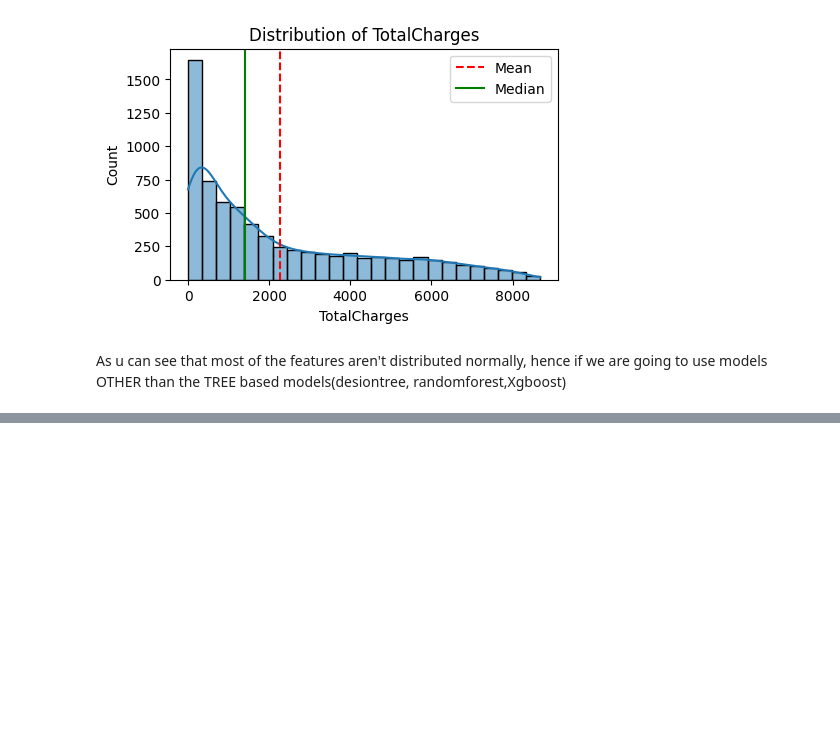
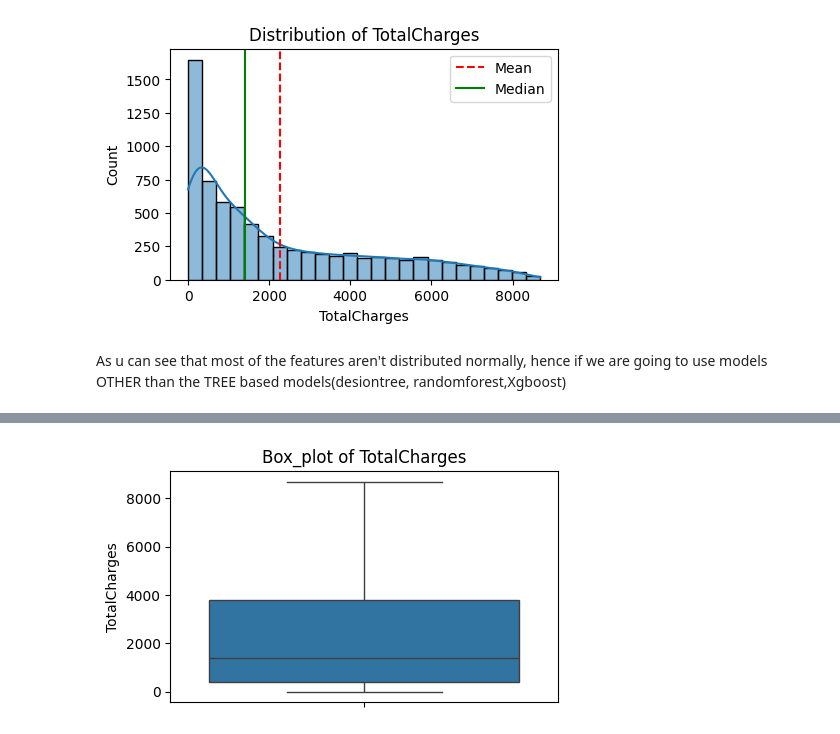
Before and after one commit to Venku96200/Customer_churn_prediction, a Jupyter notebook: customer_churn_analysis.ipynb, the cells around one changed output, grey strips where cells are left out. Saved outputs shown, nothing was run; the diff lists cells and outputs as text; code cells hidden in the pictures; blank space fills up the shorter version.

```diff
--- a/customer_churn_analysis.ipynb
+++ b/customer_churn_analysis.ipynb
@@ -225,0 +250,6 @@ As u can see that most of the features aren't distributed normally, hence if we
+# %%
+plot_boxplot(df,"TotalCharges")
+
+# as u can see no outliers
+# %% [output]
+[figure, added]
```
Also changed, not shown: parts of 9 cells of this notebook.
